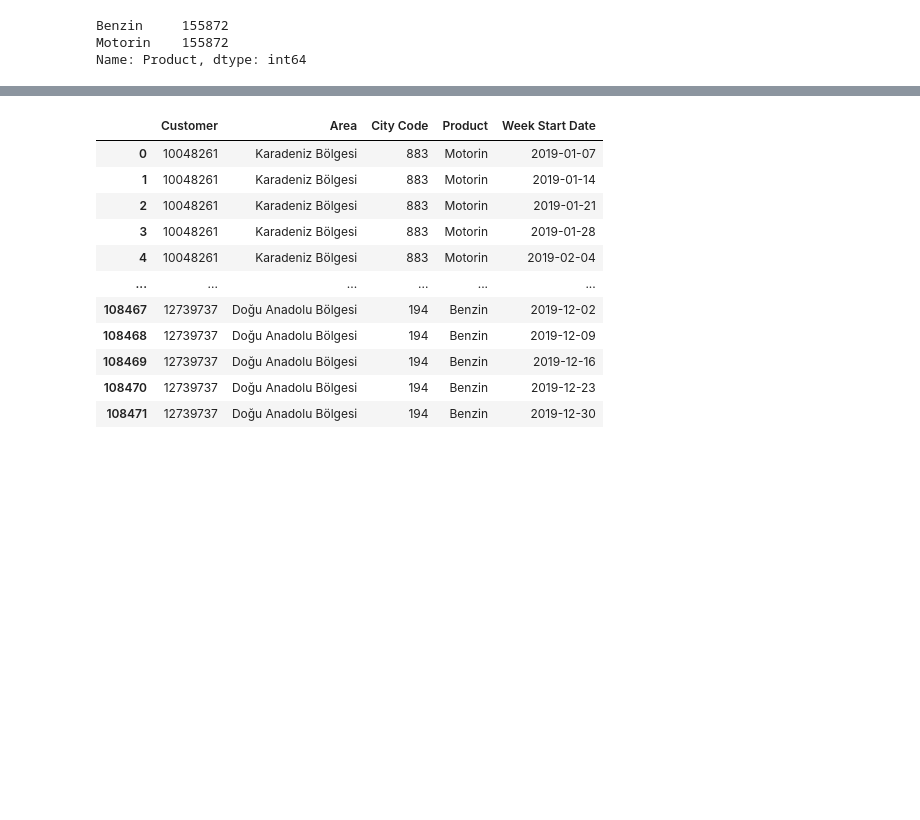
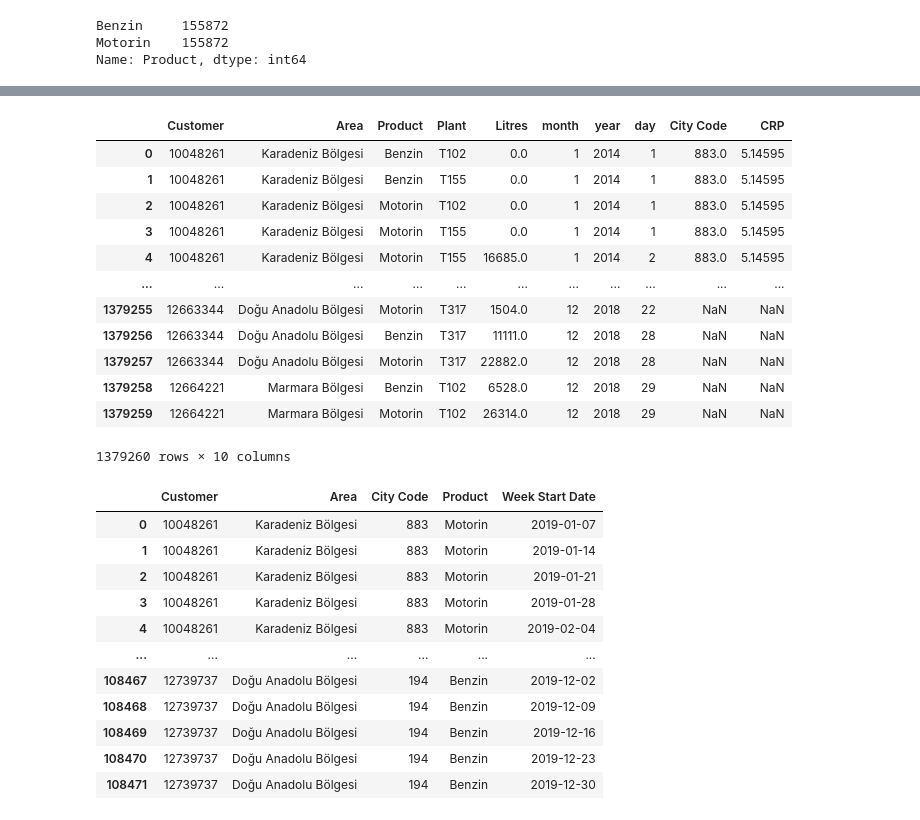
Before and after one commit to eren9677/Kaggle-Projects, a Jupyter notebook: shell/shell.ipynb, the cells around one changed output, grey strips where cells are left out. Drawn from its saved outputs; the diff is of its cells as text; code cells hidden in the pictures; blank space fills up the shorter version.

```diff
--- a/shell/shell.ipynb
+++ b/shell/shell.ipynb
@@ -267,3 +281,19 @@ price_data
+# %%
+train_data
+# %% [output]
+|  | Customer | Area | Product | Plant | Litres | month | year | day | City Code | CRP |
+| 0 | 10048261 | Karadeniz Bölgesi | Benzin | T102 | 0.0 | 1 | 2014 | 1 | 883.0 | 5.14595 |
+| 1 | 10048261 | Karadeniz Bölgesi | Benzin | T155 | 0.0 | 1 | 2014 | 1 | 883.0 | 5.14595 |
+| 2 | 10048261 | Karadeniz Bölgesi | Motorin | T102 | 0.0 | 1 | 2014 | 1 | 883.0 | 5.14595 |
+| 3 | 10048261 | Karadeniz Bölgesi | Motorin | T155 | 0.0 | 1 | 2014 | 1 | 883.0 | 5.14595 |
+| 4 | 10048261 | Karadeniz Bölgesi | Motorin | T155 | 16685.0 | 1 | 2014 | 2 | 883.0 | 5.14595 |
+| ... | ... | ... | ... | ... | ... | ... | ... | ... | ... | ... |
+| 1379255 | 12663344 | Doğu Anadolu Bölgesi | Motorin | T317 | 1504.0 | 12 | 2018 | 22 | NaN | NaN |
+| 1379256 | 12663344 | Doğu Anadolu Bölgesi | Benzin | T317 | 11111.0 | 12 | 2018 | 28 | NaN | NaN |
+| 1379257 | 12663344 | Doğu Anadolu Bölgesi | Motorin | T317 | 22882.0 | 12 | 2018 | 28 | NaN | NaN |
+| 1379258 | 12664221 | Marmara Bölgesi | Benzin | T102 | 6528.0 | 12 | 2018 | 29 | NaN | NaN |
+| 1379259 | 12664221 | Marmara Bölgesi | Motorin | T102 | 26314.0 | 12 | 2018 | 29 | NaN | NaN |
+1379260 rows × 10 columns
 # %%
 test_data = test_data.iloc[:,1:]
 # %%
```
Also changed, not shown: parts of 18 cells of this notebook.
